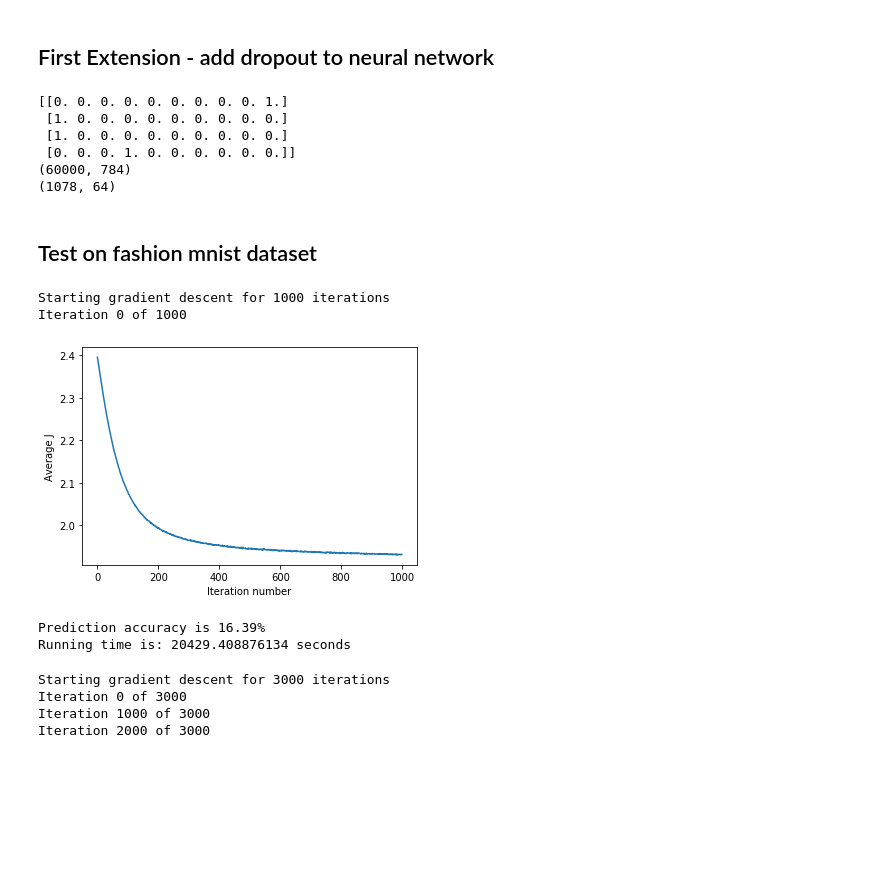
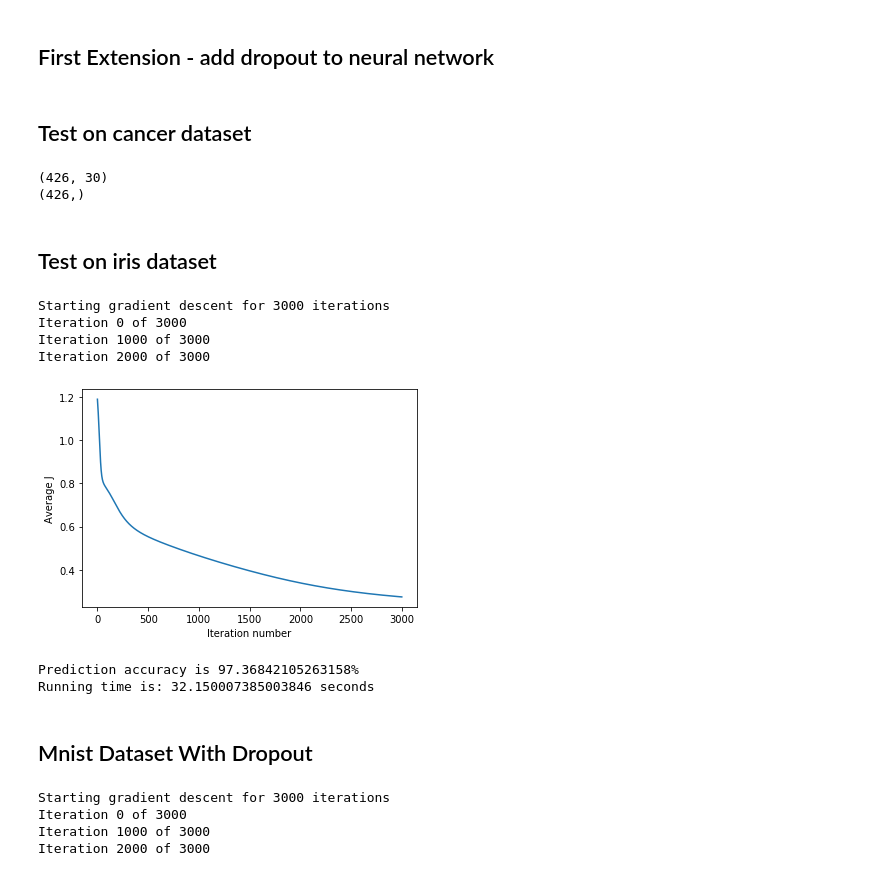
Before and after one commit to YiheWang/NYU-CS-6923-MLFinalProject, a Jupyter notebook: naive_implementation.ipynb, the cells around one changed output. Cells and saved outputs as stored; diff of their text form; code cells hidden in the pictures; blank space fills up the shorter version.

```diff
--- a/naive_implementation.ipynb
+++ b/naive_implementation.ipynb
@@ -236,44 +213,75 @@ ValueError: shapes (128,784) and (64,) not aligned: 784 (dim 1) != 64 (dim 0)
 #### 2. Use softmax as activation function to neural network
 # %% [markdown]
 ## First Extension - add dropout to neural network
+# %% [markdown]
+## Test on cancer dataset
+# %%
+from sklearn.datasets import load_breast_cancer
+
+cancer = load_breast_cancer()
+y = cancer.target
+X = cancer.data
+X_train_cancer, X_test_cancer, y_train_cancer, y_test_cancer = train_test_split(X, y,random_state=42)
+X_scale = StandardScaler()
+X_train_cancer = X_scale.fit_transform(X_train_cancer)
+X_test_cancer = X_scale.fit_transform(X_test_cancer)
 # %%
-print(y_v_train_fashion[:4])
-print(X_train_fashion.shape)
-print(X_train.shape)
+# print(X_train_cancer[:4])
+# print(y_train_cancer[:4])
+print(X_train_cancer.shape)
+print(y_train_cancer.shape)
 # %% [output]
-[[0. 0. 0. 0. 0. 0. 0. 0. 0. 1.]
- [1. 0. 0. 0. 0. 0. 0. 0. 0. 0.]
- [1. 0. 0. 0. 0. 0. 0. 0. 0. 0.]
- [0. 0. 0. 1. 0. 0. 0. 0. 0. 0.]]
-(60000, 784)
-(1078, 64)
+(426, 30)
+(426,)
 # %% [markdown]
-## Test on fashion mnist dataset
+## Test on iris dataset
+# %%
+from sklearn.datasets import load_iris
+
+iris = load_iris()
+y_iris = iris.target
+X_iris = iris.data
+X_train_iris, X_test_iris, y_train_iris, y_test_iris = train_test_split(X_iris, y_iris,random_state=42)
+X_scale = StandardScaler()
+X_train_iris = X_scale.fit_transform(X_train_iris)
+X_test_iris = X_scale.fit_transform(X_test_iris)
+# %%
+def convert_y_to_vect(y):
+    y_vect = np.zeros((len(y), 3))
+    for i in range(len(y)):
+        y_vect[i, y[i]] = 1
+    return y_vect
+
+# convert digits to vectors
+y_v_train_iris = convert_y_to_vect(y_train_iris)
+y_v_test_iris = convert_y_to_vect(y_test_iris)
 # %%
 start = time.clock()
-nn_structure = [784, 128, 10]
+nn_structure = [4, 5, 3]
 
 # train the NN
-W, b, avg_cost_func = train_nn(nn_structure, X_train_fashion, y_v_train_fashion, 1000)
+W, b, avg_cost_func = train_nn(nn_structure, X_train_iris, y_v_train_iris, 3000)
 end = time.clock()
 # %% [output]
-Starting gradient descent for 1000 iterations
-Iteration 0 of 1000
+Starting gradient descent for 3000 iterations
+Iteration 0 of 3000
+Iteration 1000 of 3000
+Iteration 2000 of 3000
 # %%
 # plot the avg_cost_func
 plt.plot(avg_cost_func)
 plt.ylabel('Average J')
 plt.xlabel('Iteration number')
 plt.show()
 
 # get the prediction accuracy and print
-y_pred = predict_y(W, b, X_test_fashion, 3)
-print('Prediction accuracy is {}%'.format(accuracy_score(y_test_fashion, y_pred) * 100))
+y_pred_iris = predict_y(W, b, X_test_iris, 3)
+print('Prediction accuracy is {}%'.format(accuracy_score(y_test_iris, y_pred_iris) * 100))
 print(f"Running time is: {str(end - start)} seconds")
 # %% [output]
-[figure, old version]
+[figure, new version]
-Prediction accuracy is 16.39%
-Running time is: 20429.408876134 seconds
+Prediction accuracy is 97.36842105263158%
+Running time is: 32.150007385003846 seconds
 # %%
 # redefine feed_forward function to add dropout
 def feed_forward(x, W, b, dropout):
@@ -333,6 +341,8 @@ def predict_y(W, b, X, n_layers, dropout=0.2):
         a, z = feed_forward(X[i, :], W, b, dropout)
         y[i] = np.argmax(a[n_layers])
     return y
+# %% [markdown]
+## Mnist Dataset With Dropout
 # %%
 start = time.clock()
 nn_structure = [64, 30, 10]
```
Also changed, not shown: parts of 9 cells of this notebook, 1 other file.
